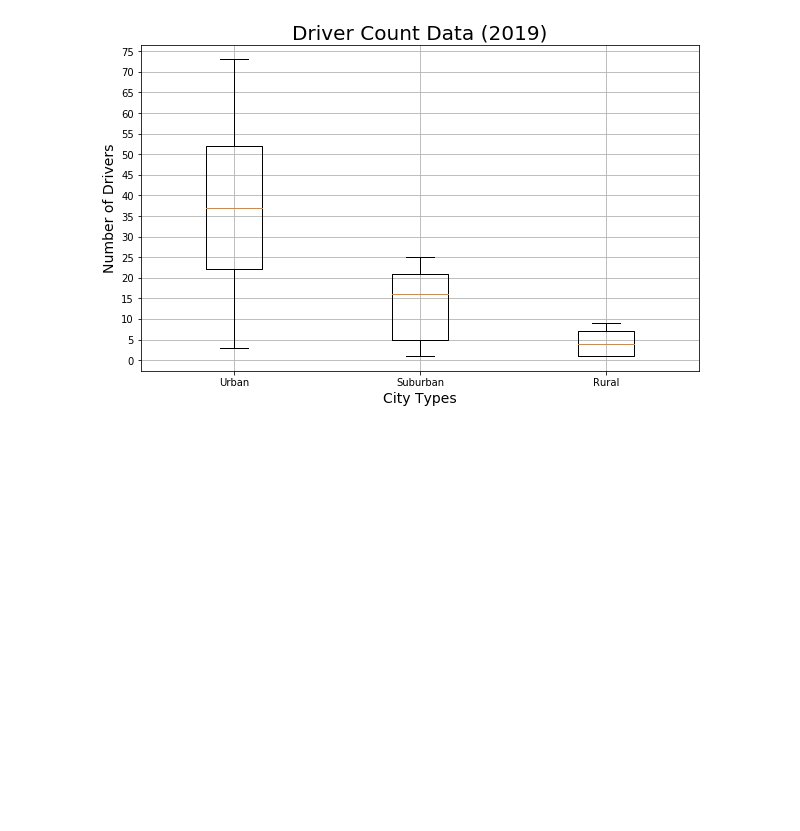
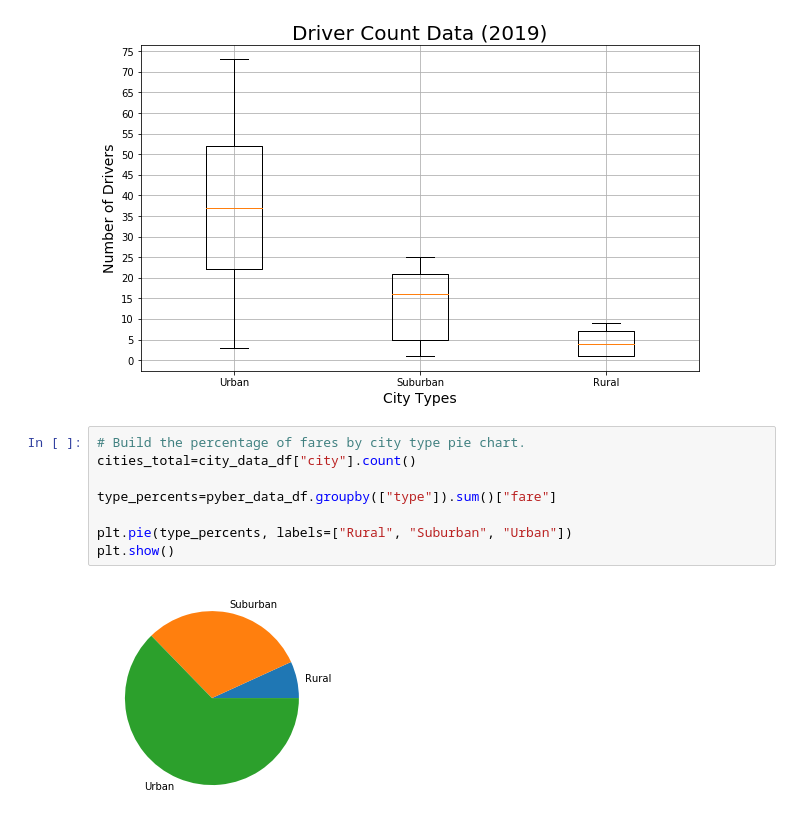
Before and after one commit to mariawolf29/PyBer_Analysis, a Jupyter notebook: PyBer.ipynb, the cells around one changed output. Cells and saved outputs as stored; diff of their text form; blank space fills up the shorter version.

Commit message:
pie charts for rides, fares and drivers

```diff
--- a/PyBer.ipynb
+++ b/PyBer.ipynb
@@ -922,3 +922,13 @@ ax.grid()
 plt.show()
 # %% [output]
 [figure]
+# %%
+# Build the percentage of fares by city type pie chart.
+cities_total=city_data_df["city"].count()
+
+type_percents=pyber_data_df.groupby(["type"]).sum()["fare"]
+
+plt.pie(type_percents, labels=["Rural", "Suburban", "Urban"])
+plt.show()
+# %% [output]
+[figure, added]
```
Also changed, not shown: parts of 5 cells of this notebook.
